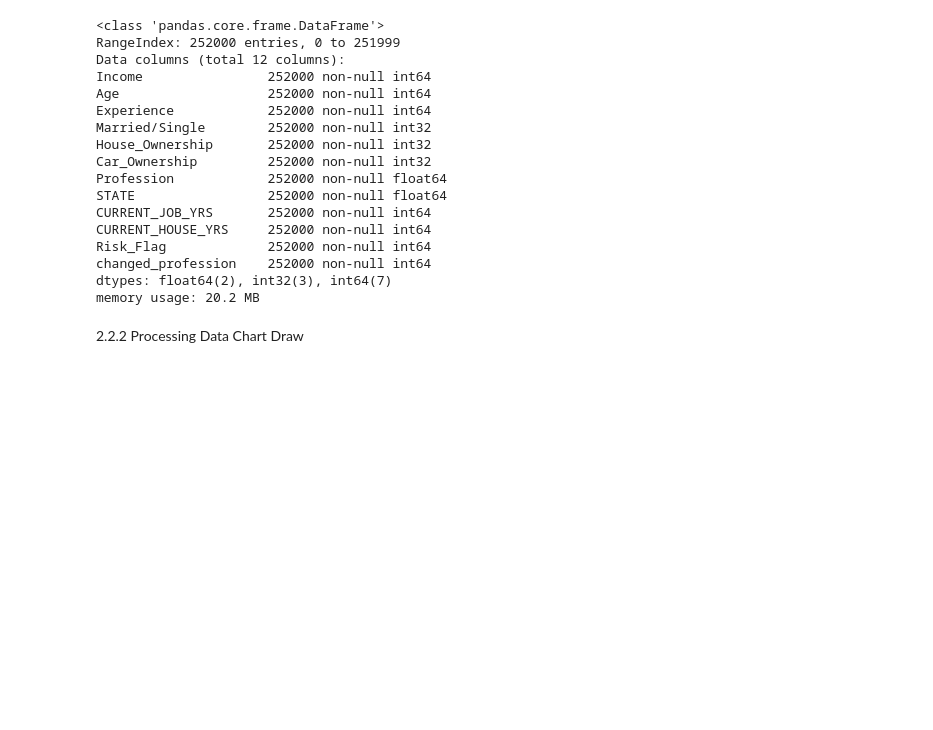
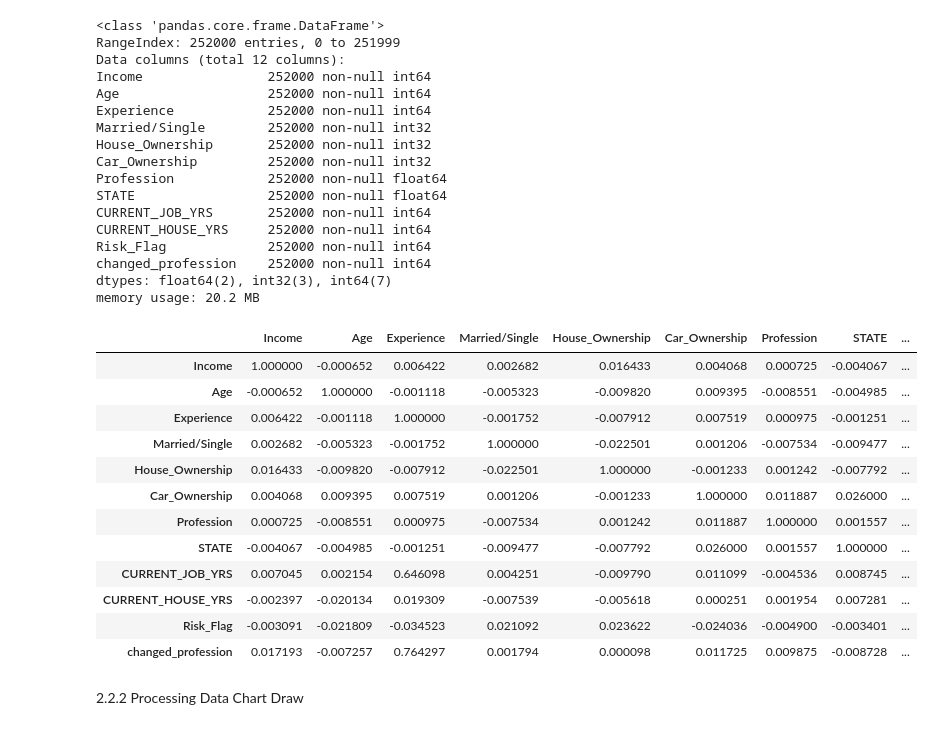
Before and after one commit to wookbell/Loan-Prediction-Based-on-Customer-Behavior, a Jupyter notebook: Data Preprocessing.ipynb, the cells around one changed output. Cells and saved outputs as stored; diff of their text form; code cells hidden in the pictures; blank space fills up the shorter version.

```diff
--- a/Data Preprocessing.ipynb
+++ b/Data Preprocessing.ipynb
@@ -236,6 +232,24 @@ Risk_Flag             252000 non-null int64
 changed_profession    252000 non-null int64
 dtypes: float64(2), int32(3), int64(7)
 memory usage: 20.2 MB
+# %%
+## 상관계수 분석
+# 반응변수 Risk_Flag의 class 불균형이 너무 심하여 상관계수를 보다 명확히 따져보기엔 어려울 것으로 판단.
+rtn_data.corr()
+# %% [output]
+|  | Income | Age | Experience | Married/Single | House_Ownership | Car_Ownership | Profession | STATE | ... |
+| Income | 1.000000 | -0.000652 | 0.006422 | 0.002682 | 0.016433 | 0.004068 | 0.000725 | -0.004067 | ... |
+| Age | -0.000652 | 1.000000 | -0.001118 | -0.005323 | -0.009820 | 0.009395 | -0.008551 | -0.004985 | ... |
+| Experience | 0.006422 | -0.001118 | 1.000000 | -0.001752 | -0.007912 | 0.007519 | 0.000975 | -0.001251 | ... |
+| Married/Single | 0.002682 | -0.005323 | -0.001752 | 1.000000 | -0.022501 | 0.001206 | -0.007534 | -0.009477 | ... |
+| House_Ownership | 0.016433 | -0.009820 | -0.007912 | -0.022501 | 1.000000 | -0.001233 | 0.001242 | -0.007792 | ... |
+| Car_Ownership | 0.004068 | 0.009395 | 0.007519 | 0.001206 | -0.001233 | 1.000000 | 0.011887 | 0.026000 | ... |
+| Profession | 0.000725 | -0.008551 | 0.000975 | -0.007534 | 0.001242 | 0.011887 | 1.000000 | 0.001557 | ... |
+| STATE | -0.004067 | -0.004985 | -0.001251 | -0.009477 | -0.007792 | 0.026000 | 0.001557 | 1.000000 | ... |
+| CURRENT_JOB_YRS | 0.007045 | 0.002154 | 0.646098 | 0.004251 | -0.009790 | 0.011099 | -0.004536 | 0.008745 | ... |
+| CURRENT_HOUSE_YRS | -0.002397 | -0.020134 | 0.019309 | -0.007539 | -0.005618 | 0.000251 | 0.001954 | 0.007281 | ... |
+| Risk_Flag | -0.003091 | -0.021809 | -0.034523 | 0.021092 | 0.023622 | -0.024036 | -0.004900 | -0.003401 | ... |
+| changed_profession | 0.017193 | -0.007257 | 0.764297 | 0.001794 | 0.000098 | 0.011725 | 0.009875 | -0.008728 | ... |
 # %% [markdown]
 2.2.2 Processing Data Chart Draw
 # %%
```
Also changed, not shown: parts of 7 cells of this notebook, 16 other files.
